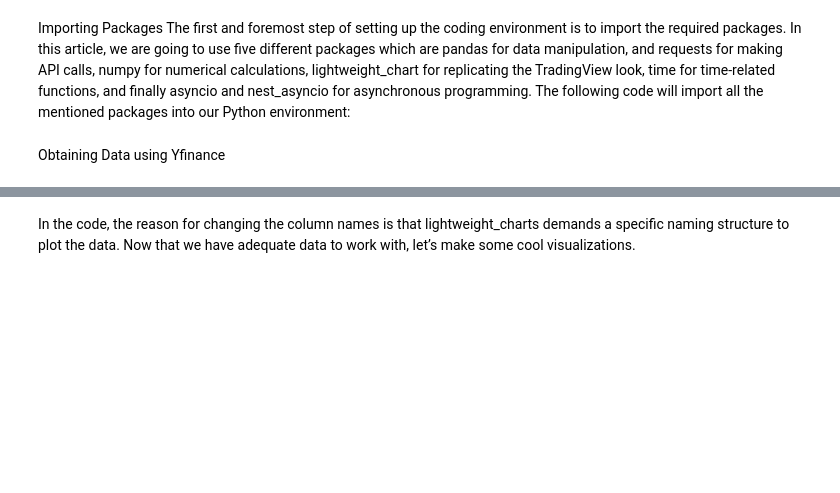
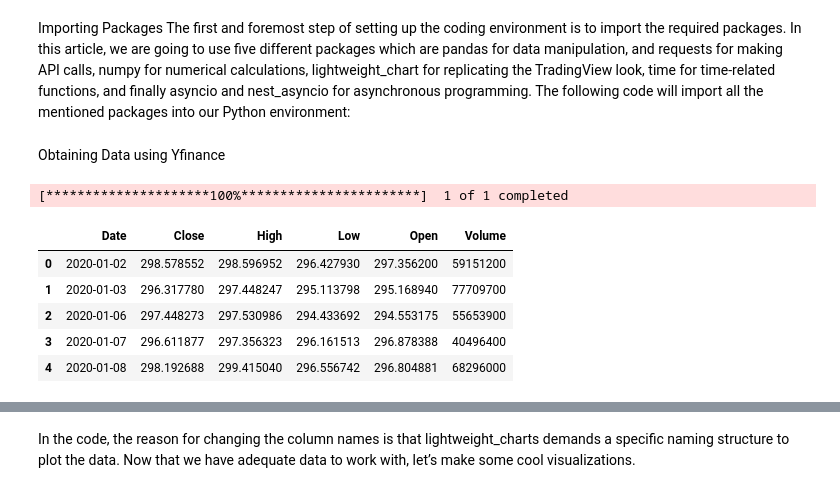
Before and after one commit to HunanDragon/Python_Stock_Trading_by_AI_2025, a Jupyter notebook: Replicating TradingView Chart in Python.ipynb, the cells around one changed output, grey strips where cells are left out. Saved outputs shown, nothing was run; the diff lists cells and outputs as text; code cells hidden in the pictures; blank space fills up the shorter version.

```diff
--- a/Replicating TradingView Chart in Python.ipynb
+++ b/Replicating TradingView Chart in Python.ipynb
@@ -24,10 +24,18 @@ nest_asyncio.apply()
 Obtaining Data using Yfinance
 # %%
 import yfinance as yf
-df = yf.download('TQQQ', start='2020-01-01', multi_level_index=False)
+df = yf.download('SPY', start='2020-01-01', multi_level_index=False)
 df.reset_index(inplace=True)
 
 df.head()
+# %% [output]
+[*********************100%***********************]  1 of 1 completed
+|  | Date | Close | High | Low | Open | Volume |
+| 0 | 2020-01-02 | 298.578552 | 298.596952 | 296.427930 | 297.356200 | 59151200 |
+| 1 | 2020-01-03 | 296.317780 | 297.448247 | 295.113798 | 295.168940 | 77709700 |
+| 2 | 2020-01-06 | 297.448273 | 297.530986 | 294.433692 | 294.553175 | 55653900 |
+| 3 | 2020-01-07 | 296.611877 | 297.356323 | 296.161513 | 296.878388 | 40496400 |
+| 4 | 2020-01-08 | 298.192688 | 299.415040 | 296.556742 | 296.804881 | 68296000 |
 # %%
 quotes = [
     Quote(d, o, h, l, c, v)
```
Also changed, not shown: parts of 3 cells of this notebook, 1 other file.
